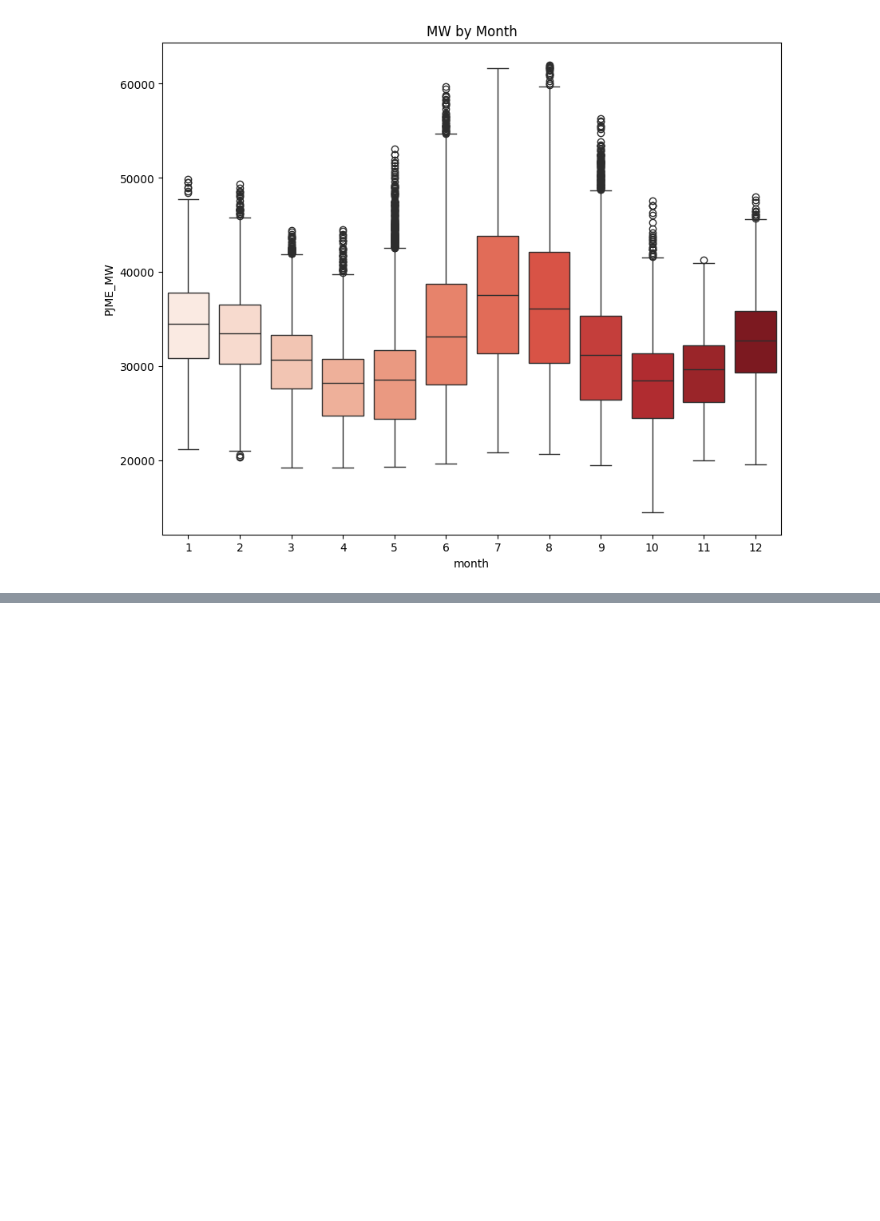
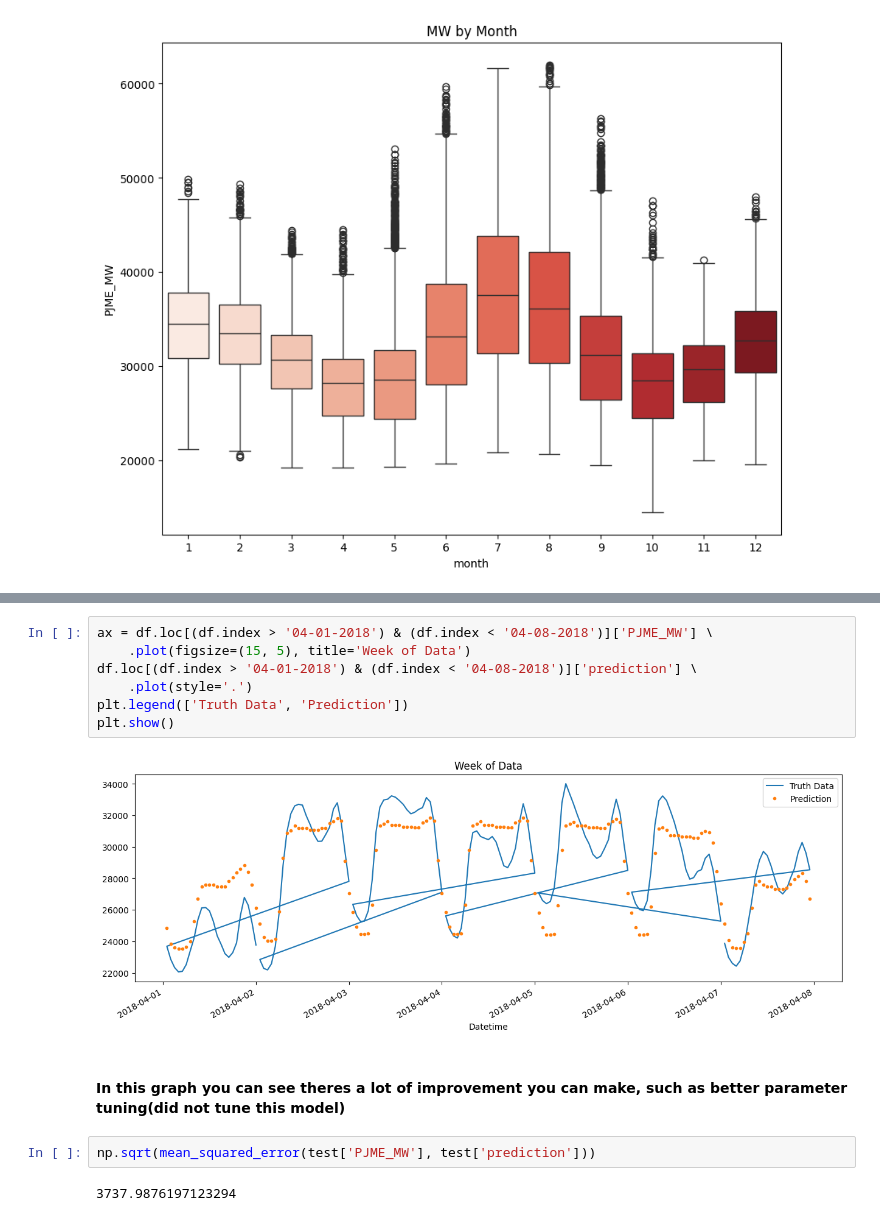
Before and after one commit to dasunyohan/Time-Series-Forecasting-with-XGBoost, a Jupyter notebook: time_series_forcast.ipynb, the cells around one changed output, grey strips where cells are left out. Drawn from its saved outputs; the diff is of its cells as text; blank space fills up the shorter version.

```diff
--- a/time_series_forcast.ipynb
+++ b/time_series_forcast.ipynb
@@ -144,0 +212,15 @@ Passing `palette` without assigning `hue` is deprecated and will be removed in v
+# %%
+ax = df.loc[(df.index > '04-01-2018') & (df.index < '04-08-2018')]['PJME_MW'] \
+    .plot(figsize=(15, 5), title='Week of Data')
+df.loc[(df.index > '04-01-2018') & (df.index < '04-08-2018')]['prediction'] \
+    .plot(style='.')
+plt.legend(['Truth Data', 'Prediction'])
+plt.show()
+# %% [output]
+[figure, added]
+# %% [markdown]
+#### In this graph you can see theres a lot of improvement you can make, such as better parameter tuning(did not tune this model)
+# %%
+np.sqrt(mean_squared_error(test['PJME_MW'], test['prediction']))
+# %% [output]
+3737.9876197123294
```
Also changed, not shown: parts of 20 cells of this notebook.
